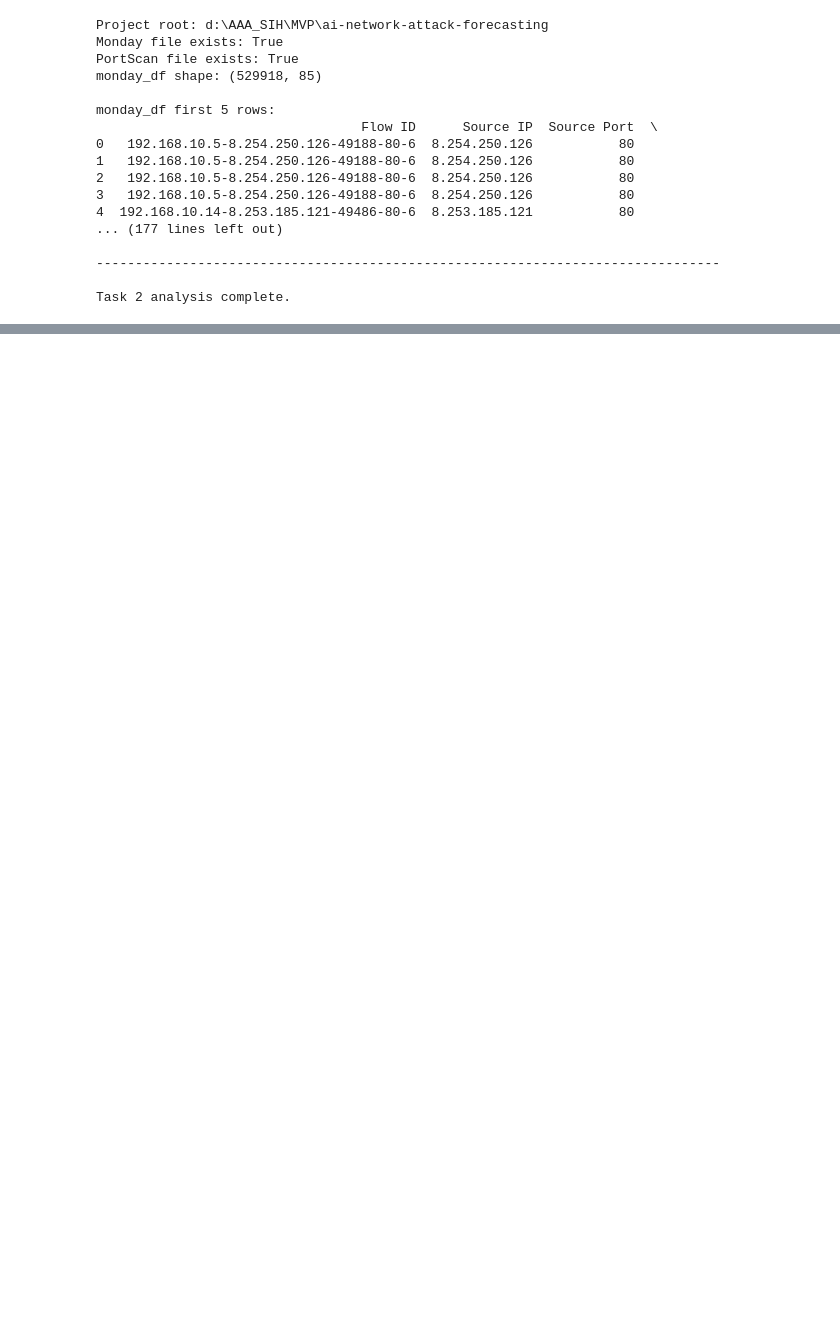
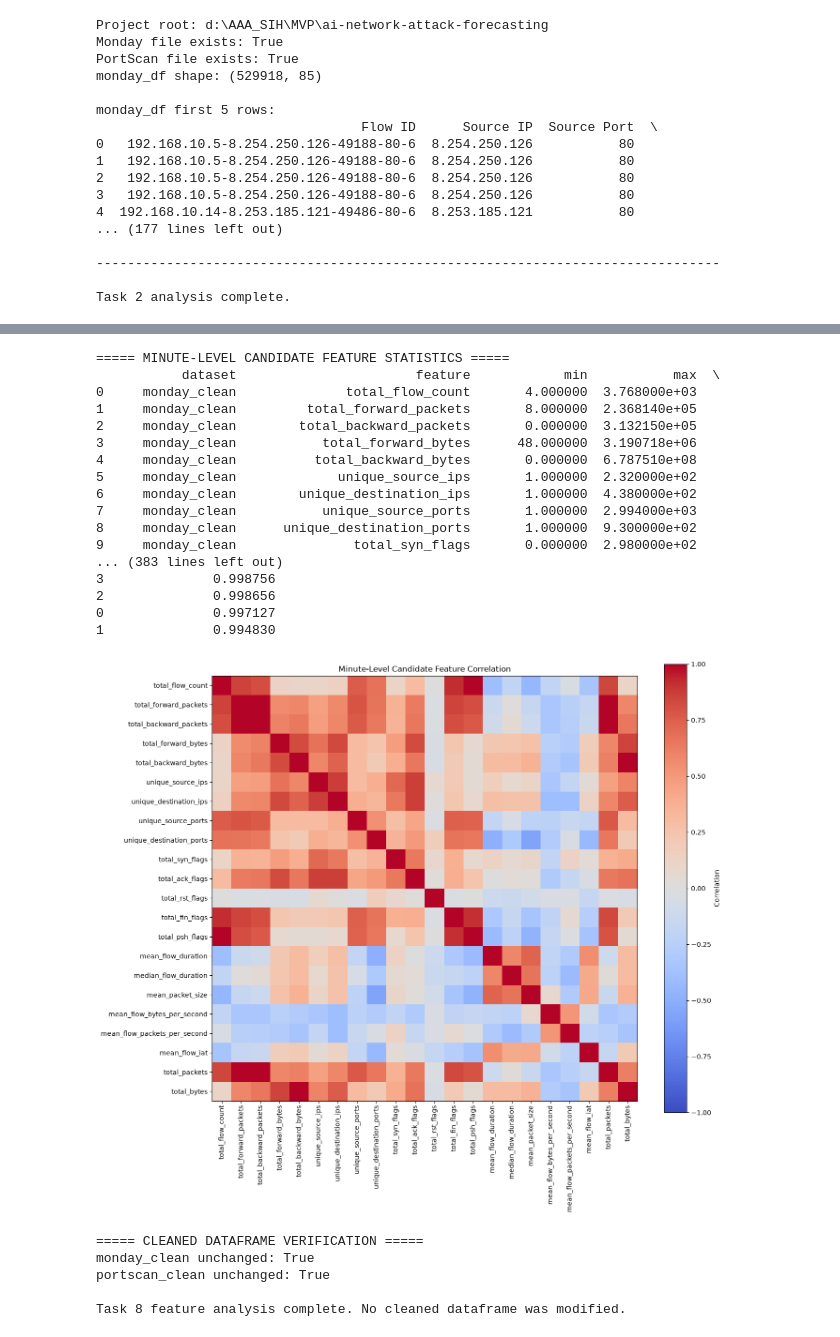
Before and after one commit to Aman530680/mvp, a Jupyter notebook: notebooks/01_dataset_exploration.ipynb, the cells around one changed output, grey strips where cells are left out. Cells and saved outputs as stored; diff of their text form; code cells hidden in the pictures; blank space fills up the shorter version.

```diff
--- a/notebooks/01_dataset_exploration.ipynb
+++ b/notebooks/01_dataset_exploration.ipynb
@@ -201,0 +333,11 @@ print("\nDiagnostic report complete. No data was modified.")
+# %%
+# Run this cell after executing the data-loading cell and the investigation-definition cell.
+if "monday_df" not in globals() or "portscan_df" not in globals():
+    raise NameError(
+        "monday_df and portscan_df are not loaded. Run Cell 1 first, then run this cell."
+    )
+
+for dataset_name, dataset_df in [("monday_df", monday_df), ("portscan_df", portscan_df)]:
+    inspect_suspicious_values(dataset_df, dataset_name)
+
+print("\nTask 4 investigation complete. No data was modified.")
@@ -201,0 +904,49 @@ print("\nDiagnostic report complete. No data was modified.")
+# %%
+# Run this cell after creating monday_clean and portscan_clean and defining the feature-analysis functions.
+if "monday_clean" not in globals() or "portscan_clean" not in globals():
+    raise NameError(
+        "monday_clean and portscan_clean are not available. Run Task 7 first."
+    )
+
+monday_clean_signature_before_task_8 = dataframe_signature(monday_clean)
+portscan_clean_signature_before_task_8 = dataframe_signature(portscan_clean)
+
+task_8_results = analyze_candidate_features(
+    monday_clean,
+    portscan_clean,
+)
+
+print("\n===== CLEANED DATAFRAME VERIFICATION =====")
+print(
+    "monday_clean unchanged:",
+    dataframe_signature(monday_clean) == monday_clean_signature_before_task_8,
+)
+print(
+    "portscan_clean unchanged:",
+    dataframe_signature(portscan_clean) == portscan_clean_signature_before_task_8,
+)
+print("\nTask 8 feature analysis complete. No cleaned dataframe was modified.")
+# %% [output]
+===== MINUTE-LEVEL CANDIDATE FEATURE STATISTICS =====
+           dataset                       feature            min           max  \
+0     monday_clean              total_flow_count       4.000000  3.768000e+03
+1     monday_clean         total_forward_packets       8.000000  2.368140e+05
+2     monday_clean        total_backward_packets       0.000000  3.132150e+05
+3     monday_clean           total_forward_bytes      48.000000  3.190718e+06
+4     monday_clean          total_backward_bytes       0.000000  6.787510e+08
+5     monday_clean             unique_source_ips       1.000000  2.320000e+02
+6     monday_clean        unique_destination_ips       1.000000  4.380000e+02
+7     monday_clean           unique_source_ports       1.000000  2.994000e+03
+8     monday_clean      unique_destination_ports       1.000000  9.300000e+02
+9     monday_clean               total_syn_flags       0.000000  2.980000e+02
+... (383 lines left out)
+3              0.998756
+2              0.998656
+0              0.997127
+1              0.994830
+[figure, added]
+===== CLEANED DATAFRAME VERIFICATION =====
+monday_clean unchanged: True
+portscan_clean unchanged: True
+
+Task 8 feature analysis complete. No cleaned dataframe was modified.
```
Also changed, not shown: parts of 15 cells of this notebook.
